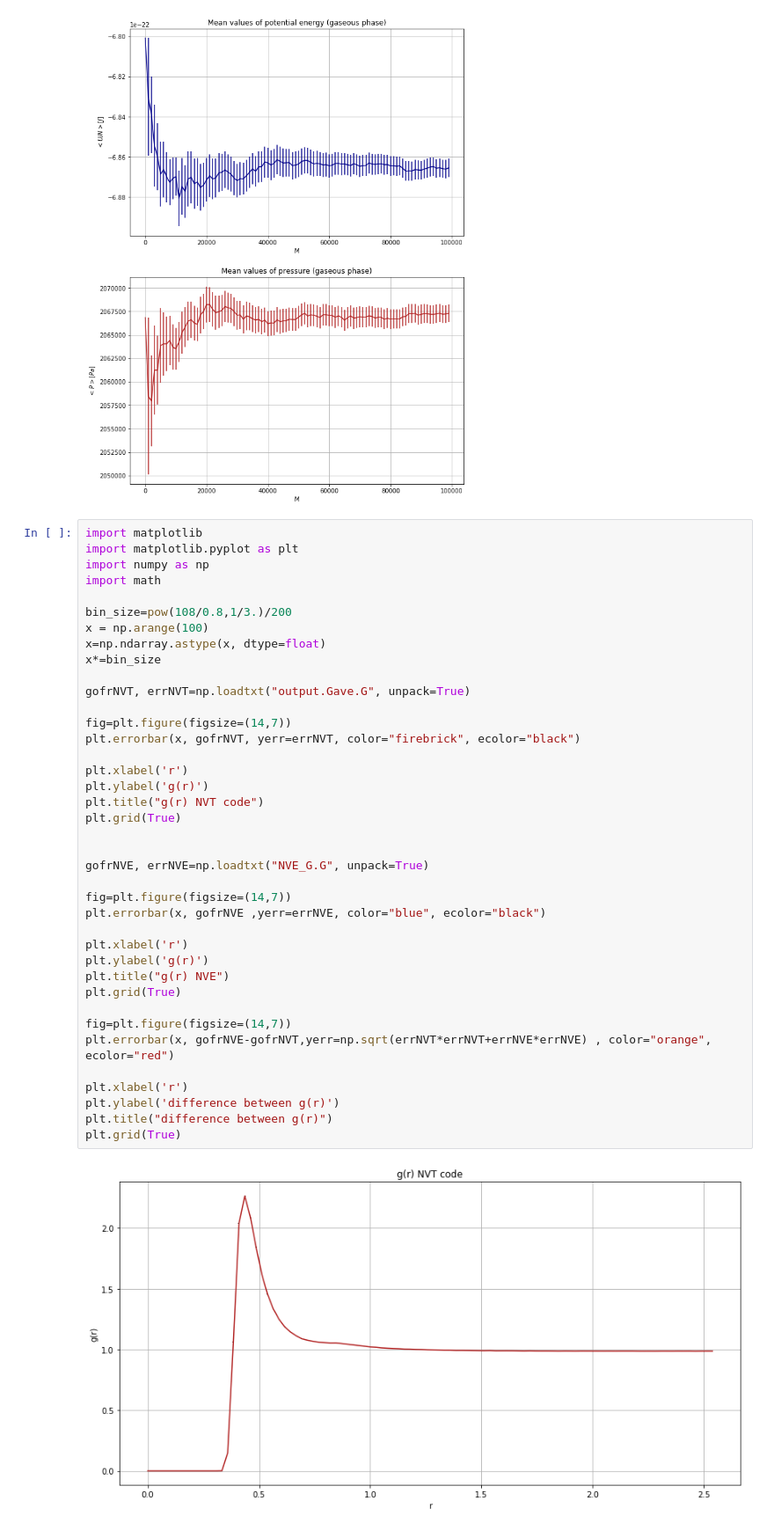
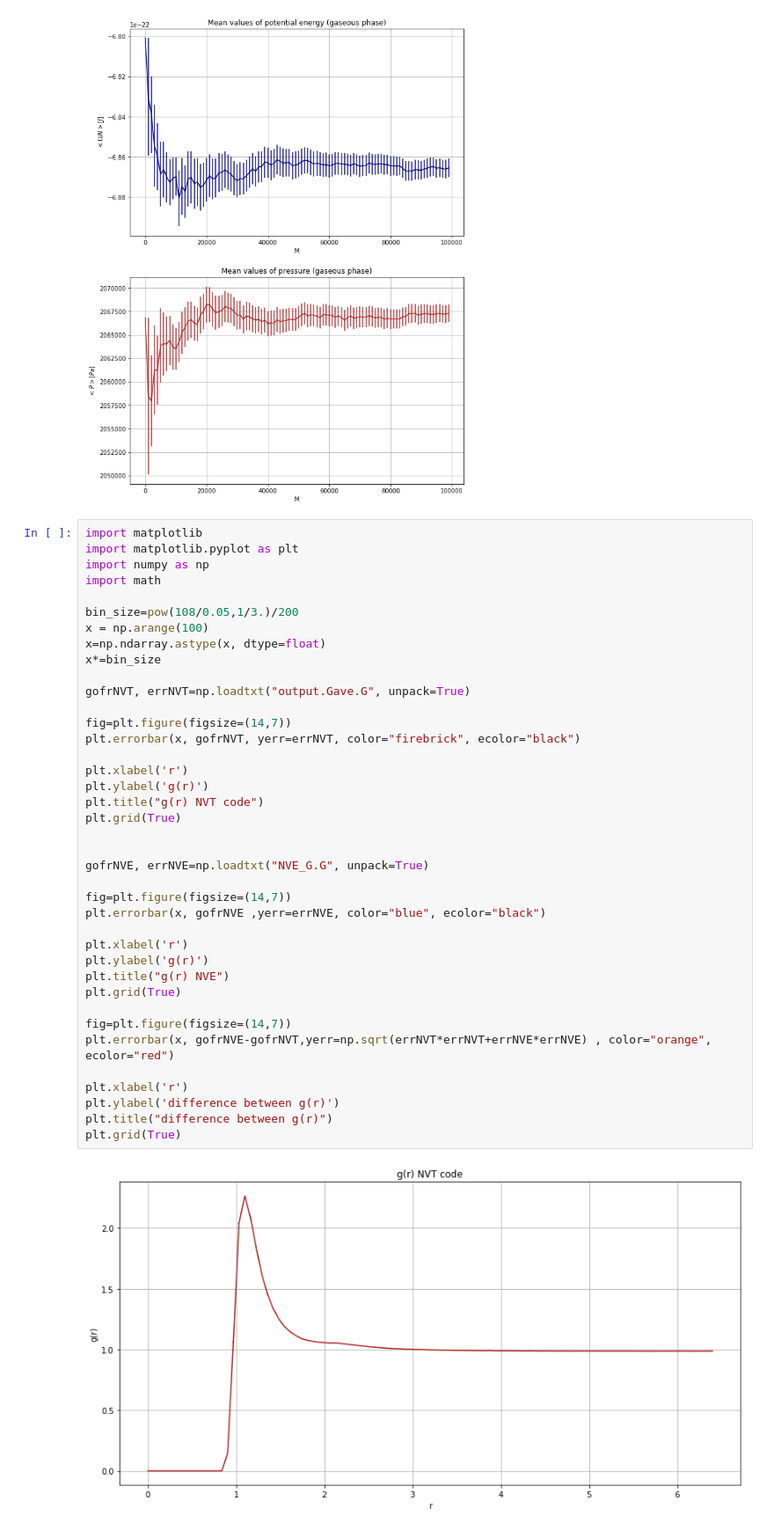
Before and after one commit to gabrielemontefusco/LSN_Montefusco_2020, a Jupyter notebook: Ex7/Exercise 7.ipynb, the cells around one changed output. Shown at 88% size. Cells and saved outputs as stored; diff of their text form.

```diff
--- a/Ex7/Exercise 7.ipynb
+++ b/Ex7/Exercise 7.ipynb
@@ -617,38 +617,38 @@ import matplotlib.pyplot as plt
 import numpy as np
 import math
 
-bin_size=pow(108/0.8,1/3.)/200
+bin_size=pow(108/0.05,1/3.)/200
 x = np.arange(100)
 x=np.ndarray.astype(x, dtype=float)
 x*=bin_size
 
 gofrNVT, errNVT=np.loadtxt("output.Gave.G", unpack=True)
 
 fig=plt.figure(figsize=(14,7))
 plt.errorbar(x, gofrNVT, yerr=errNVT, color="firebrick", ecolor="black")
 
 plt.xlabel('r')
 plt.ylabel('g(r)')
 plt.title("g(r) NVT code")
 plt.grid(True)
 
 
 gofrNVE, errNVE=np.loadtxt("NVE_G.G", unpack=True)
 
 fig=plt.figure(figsize=(14,7))
 plt.errorbar(x, gofrNVE ,yerr=errNVE, color="blue", ecolor="black")
 
 plt.xlabel('r')
 plt.ylabel('g(r)')
 plt.title("g(r) NVE")
 plt.grid(True)
 
 fig=plt.figure(figsize=(14,7))
 plt.errorbar(x, gofrNVE-gofrNVT,yerr=np.sqrt(errNVT*errNVT+errNVE*errNVE) , color="orange", ecolor="red")
 
 plt.xlabel('r')
 plt.ylabel('difference between g(r)')
 plt.title("difference between g(r)")
 plt.grid(True)
 # %% [output]
-[figure, old version]
+[figure, new version]
```
Also changed, not shown: parts of 2 cells of this notebook.
